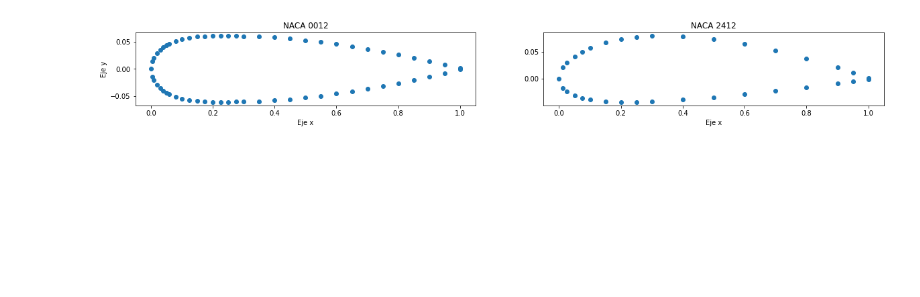
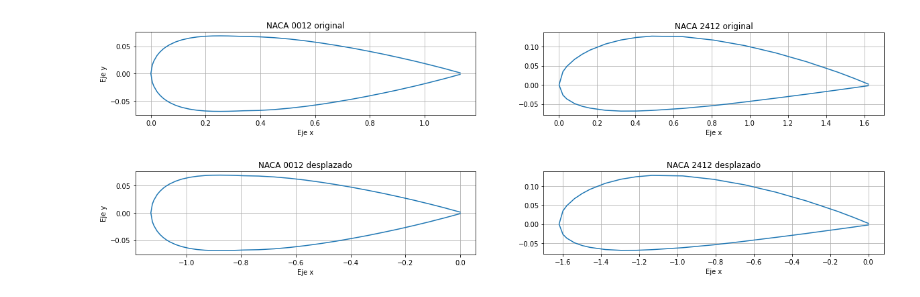
Before and after one commit to Marcos-JV/project_airfoil, a Jupyter notebook: Prediccion_para_perfiles_alares.ipynb, the cells around one changed output. Cells and saved outputs as stored; diff of their text form; code cells hidden in the pictures; blank space fills up the shorter version.

```diff
--- a/Prediccion_para_perfiles_alares.ipynb
+++ b/Prediccion_para_perfiles_alares.ipynb
@@ -29,12 +25,0 @@ naca_2412 = np.loadtxt("/content/project_airfoil/NACA_2412_points.txt")
-# %%
-fig, ax = plt.subplots(1,2, figsize = (20,2))
-ax[0].scatter(naca_0012[:, 0], naca_0012[:, 1])
-ax[0].set_title("NACA 0012")
-ax[0].set_xlabel("Eje x")
-ax[1].scatter(naca_2412[:, 0], naca_2412[:, 1])
-ax[1].set_title("NACA 2412")
-ax[1].set_xlabel("Eje x")
-ax[0].set_ylabel("Eje y")
-plt.show()
-# %% [output]
-[figure, removed]
@@ -40,0 +51,30 @@ plt.show()
+# %%
+fig, ax = plt.subplots(2,2, figsize = (20,7))
+ax[0,0].plot(naca_0012[:, 0], naca_0012[:, 1], linestyle='-')
+ax[0,0].set_title("NACA 0012 original")
+ax[0,0].set_xlabel("Eje x")
+ax[0,0].set_ylabel("Eje y")
+ax[0,0].set_aspect(2)
+ax[0,0].grid(True)
+
+ax[0,1].plot(naca_2412[:, 0], naca_2412[:, 1], linestyle='-')
+ax[0,1].set_title("NACA 2412 original")
+ax[0,1].set_xlabel("Eje x")
+ax[0,1].set_aspect(2)
+ax[0,1].grid(True)
+
+ax[1,0].plot(naca_0012_d[:, 0], naca_0012_d[:, 1], linestyle='-')
+ax[1,0].set_title("NACA 0012 desplazado")
+ax[1,0].set_xlabel("Eje x")
+ax[1,0].set_ylabel("Eje y")
+ax[1,0].set_aspect(2)
+ax[1,0].grid(True)
+
+ax[1,1].plot(naca_2412_d[:, 0], naca_2412_d[:, 1], linestyle='-')
+ax[1,1].set_title("NACA 2412 desplazado")
+ax[1,1].set_xlabel("Eje x")
+ax[1,1].set_aspect(2)
+ax[1,1].grid(True)
+plt.show()
+# %% [output]
+[figure, added]
```
Also changed, not shown: parts of 6 cells of this notebook.
